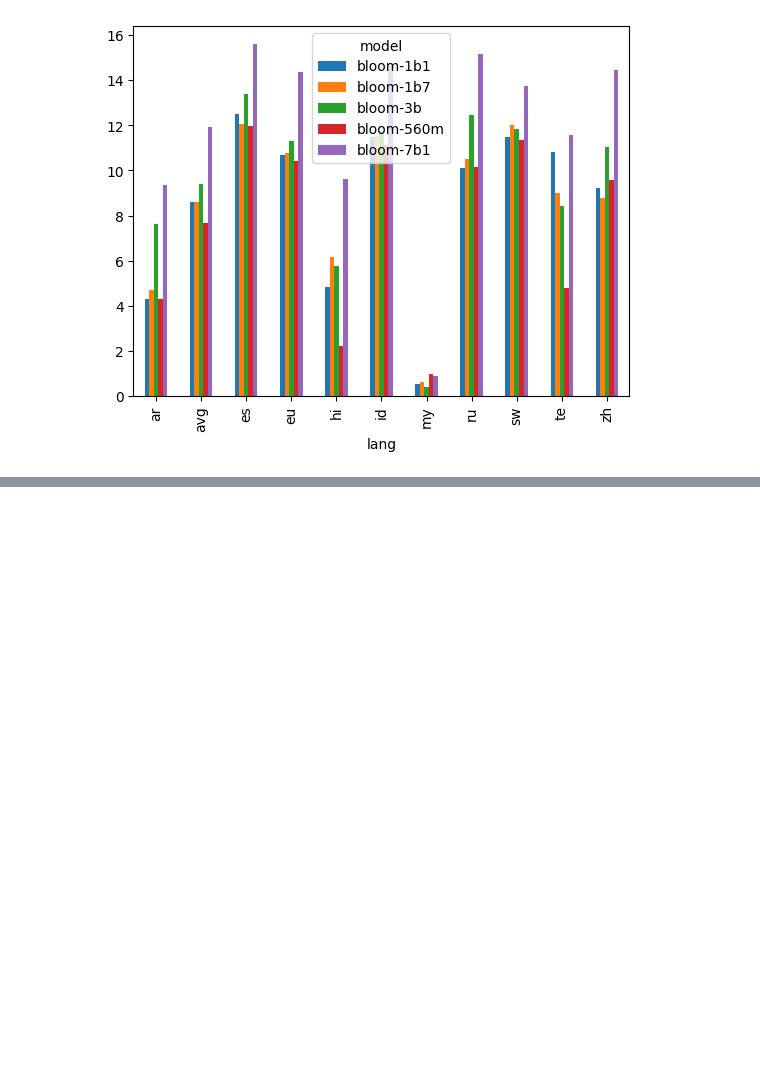
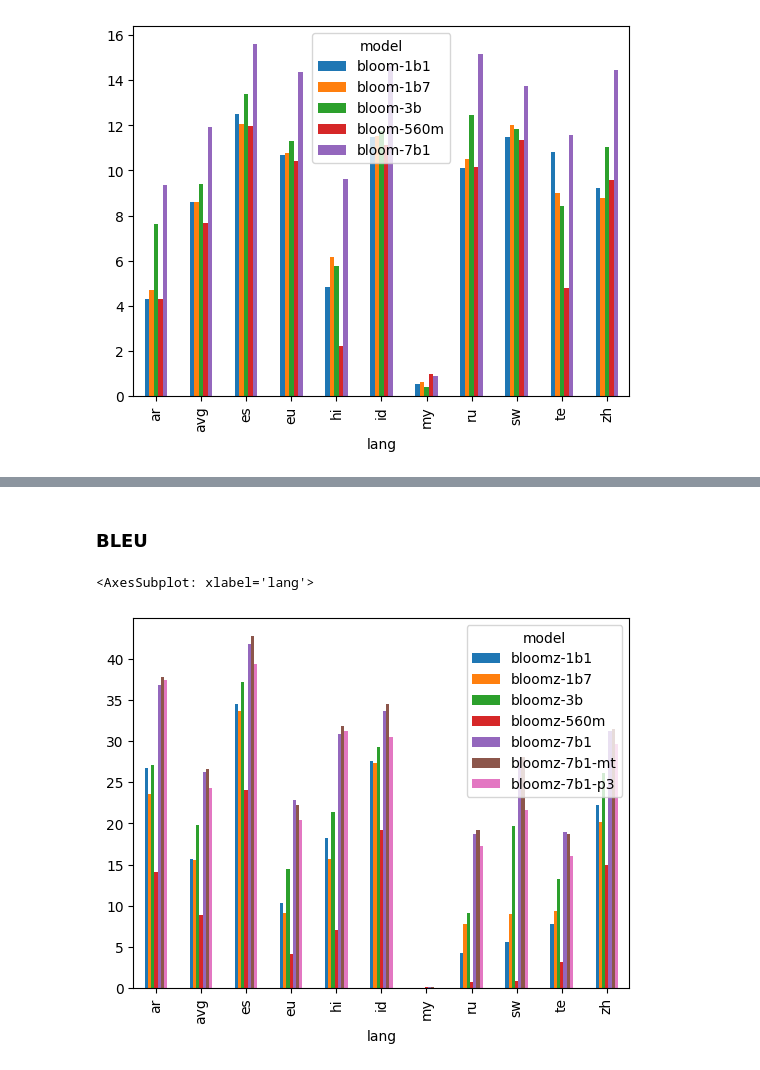
Before and after one commit to juletx/self-translate, a Jupyter notebook: translation/translation_metrics.ipynb, the cells around one changed output, grey strips where cells are left out. Drawn from its saved outputs; the diff is of its cells as text; code cells hidden in the pictures; blank space fills up the shorter version.

```diff
--- a/translation/translation_metrics.ipynb
+++ b/translation/translation_metrics.ipynb
@@ -74,0 +79,4 @@ metrics_df[metrics_df["model"].str.startswith("xglm-")].pivot(index="lang", colu
+# %%
+import pandas as pd
+
+metrics_df_few_shot = pd.read_csv("translation_metrics_xstory_cloze_mt_few_shot.tsv", sep="\t")
@@ -74,0 +99,8 @@ metrics_df[metrics_df["model"].str.startswith("xglm-")].pivot(index="lang", colu
+# %% [markdown]
+### BLEU
+# %%
+# plot bloomz models
+metrics_df_few_shot[metrics_df_few_shot["model"].str.startswith("bloomz")].pivot(index="lang", columns="model", values="bleu").plot.bar()
+# %% [output]
+<AxesSubplot: xlabel='lang'>
+[figure, added]
```
Also changed, not shown: parts of 15 cells of this notebook, 2 other files.
